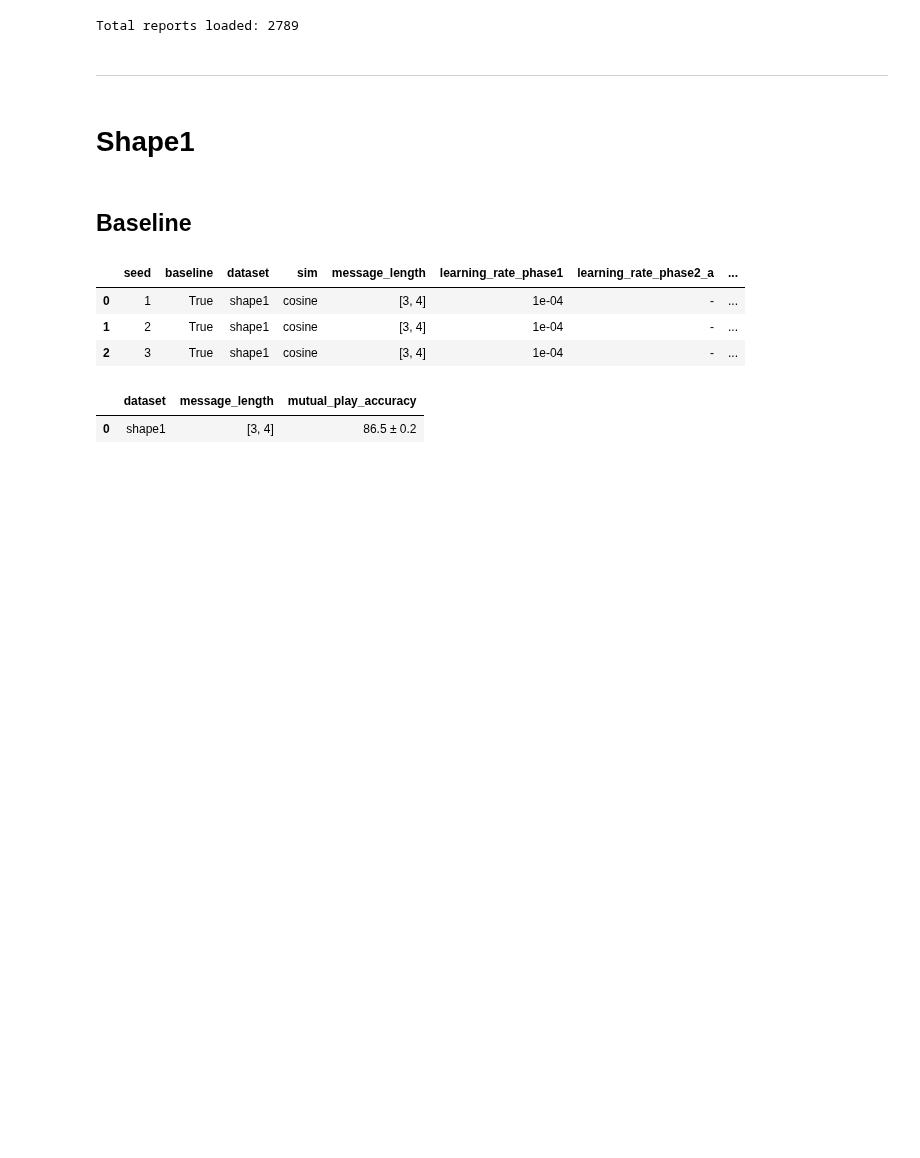
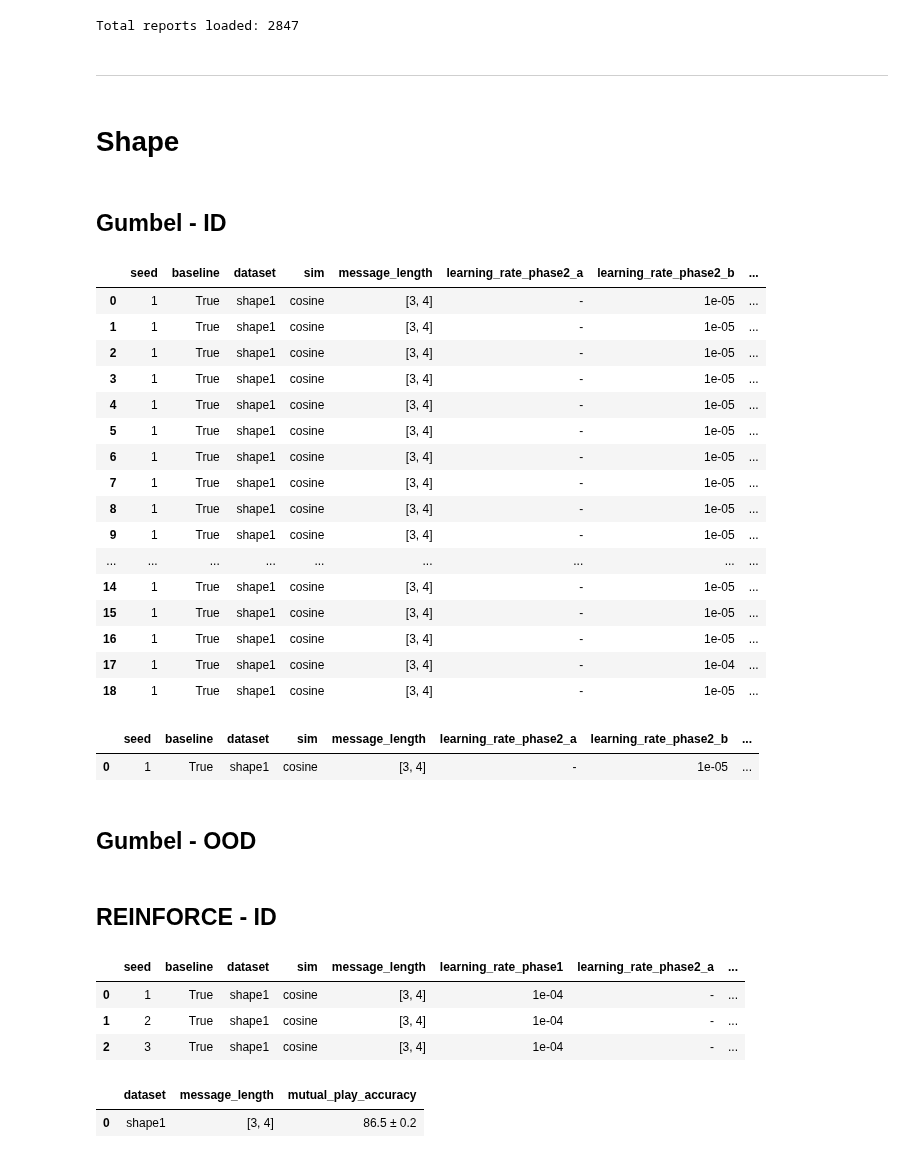
Before and after one commit to MehdiJmlkh/Test-Time-Emergent-Language, a Jupyter notebook: VQTT/results.ipynb, the cells around one changed output. Saved outputs shown, nothing was run; the diff lists cells and outputs as text; code cells hidden in the pictures; blank space fills up the shorter version.

Commit message:
Save gumbel results

```diff
--- a/VQTT/results.ipynb
+++ b/VQTT/results.ipynb
@@ -44,6 +44,7 @@ df.loc[df["agent_a_training_mode"] == 'frozen', "learning_rate_phase2_a"] = "-"
 df.loc[df["best_of_n"].isna(), "best_of_n"] = 1
 df.loc[df["dataset_tt"].isna(), "dataset_tt"] = "one_shape"
 df.loc[df["sampling_temperature_tt"].isna(), "sampling_temperature_tt"] = df["sampling_temperature"]
+df.loc[df["gumbel"].isna(), "gumbel"] = False
 
 df.loc[(df["num_iterations"] == 0) | (df["best_of_n"] == 1), "test_time_mode"] = "-"
 
@@ -66,7 +67,7 @@ pd.options.display.float_format = '{:.10g}'.format
 df = df.map(lambda x: f"{x:.0e}" if isinstance(x, (int, float)) and x != 0 and (abs(x) < 0.01 or abs(x) == 0.1 or abs(x) == 0.01) else x)
 print("Total reports loaded:", len(df))
 # %% [output]
-Total reports loaded: 2789
+Total reports loaded: 2847
 # %%
 def filter_df(filters, df=df, sort_by=["message_length", "message_length_tt", "learning_rate_tt", "num_iterations"]):
 
@@ -373,6 +374,21 @@ clear()
 # %% [markdown]
 ---
 # %%
+gumbel_cols = [
+    "seed",
+    "baseline",
+    "dataset",
+    "sim",
+    "message_length",
+    "learning_rate_phase2_a",
+    "learning_rate_phase2_b",
+    "tau_0",
+    "mutual_play_accuracy",
+    "sampling_temperature",
+    "test_time_mode",
+    "path",
+]
+
 backbone_cols = [
     "seed",
     "baseline",
@@ -498,9 +514,47 @@ if and only if the values of both attributes are described.
 """
 )
 # %% [markdown]
-# Shape1
+# Shape
-# %% [markdown]
-## Baseline
+# %% [markdown]
+## Gumbel - ID
+# %%
+res = filter_df({
+    "dataset": "shape1",
+    "sim": "cosine",
+    "dialogued_checkpoint": "None",
+    "baseline": True,
+    "gumbel": True
+}, sort_by=["seed"])
+
+res[gumbel_cols]
+# %% [output]
+|  | seed | baseline | dataset | sim | message_length | learning_rate_phase2_a | learning_rate_phase2_b | ... |
+| 0 | 1 | True | shape1 | cosine | [3, 4] | - | 1e-05 | ... |
+| 1 | 1 | True | shape1 | cosine | [3, 4] | - | 1e-05 | ... |
+| 2 | 1 | True | shape1 | cosine | [3, 4] | - | 1e-05 | ... |
+| 3 | 1 | True | shape1 | cosine | [3, 4] | - | 1e-05 | ... |
+| 4 | 1 | True | shape1 | cosine | [3, 4] | - | 1e-05 | ... |
+| 5 | 1 | True | shape1 | cosine | [3, 4] | - | 1e-05 | ... |
+| 6 | 1 | True | shape1 | cosine | [3, 4] | - | 1e-05 | ... |
+| 7 | 1 | True | shape1 | cosine | [3, 4] | - | 1e-05 | ... |
+| 8 | 1 | True | shape1 | cosine | [3, 4] | - | 1e-05 | ... |
+| 9 | 1 | True | shape1 | cosine | [3, 4] | - | 1e-05 | ... |
+| ... | ... | ... | ... | ... | ... | ... | ... | ... |
+| 14 | 1 | True | shape1 | cosine | [3, 4] | - | 1e-05 | ... |
+| 15 | 1 | True | shape1 | cosine | [3, 4] | - | 1e-05 | ... |
+| 16 | 1 | True | shape1 | cosine | [3, 4] | - | 1e-05 | ... |
+| 17 | 1 | True | shape1 | cosine | [3, 4] | - | 1e-04 | ... |
+| 18 | 1 | True | shape1 | cosine | [3, 4] | - | 1e-05 | ... |
+# %%
+final = extract_maxes(res, max_col="mutual_play_accuracy")
+final[gumbel_cols]
+# %% [output]
+|  | seed | baseline | dataset | sim | message_length | learning_rate_phase2_a | learning_rate_phase2_b | ... |
+| 0 | 1 | True | shape1 | cosine | [3, 4] | - | 1e-05 | ... |
+# %% [markdown]
+## Gumbel - OOD
+# %% [markdown]
+## REINFORCE - ID
 # %%
 add_heading(3, "Baseline")
 
```
Also changed, not shown: parts of 38 cells of this notebook, 58 other files.
